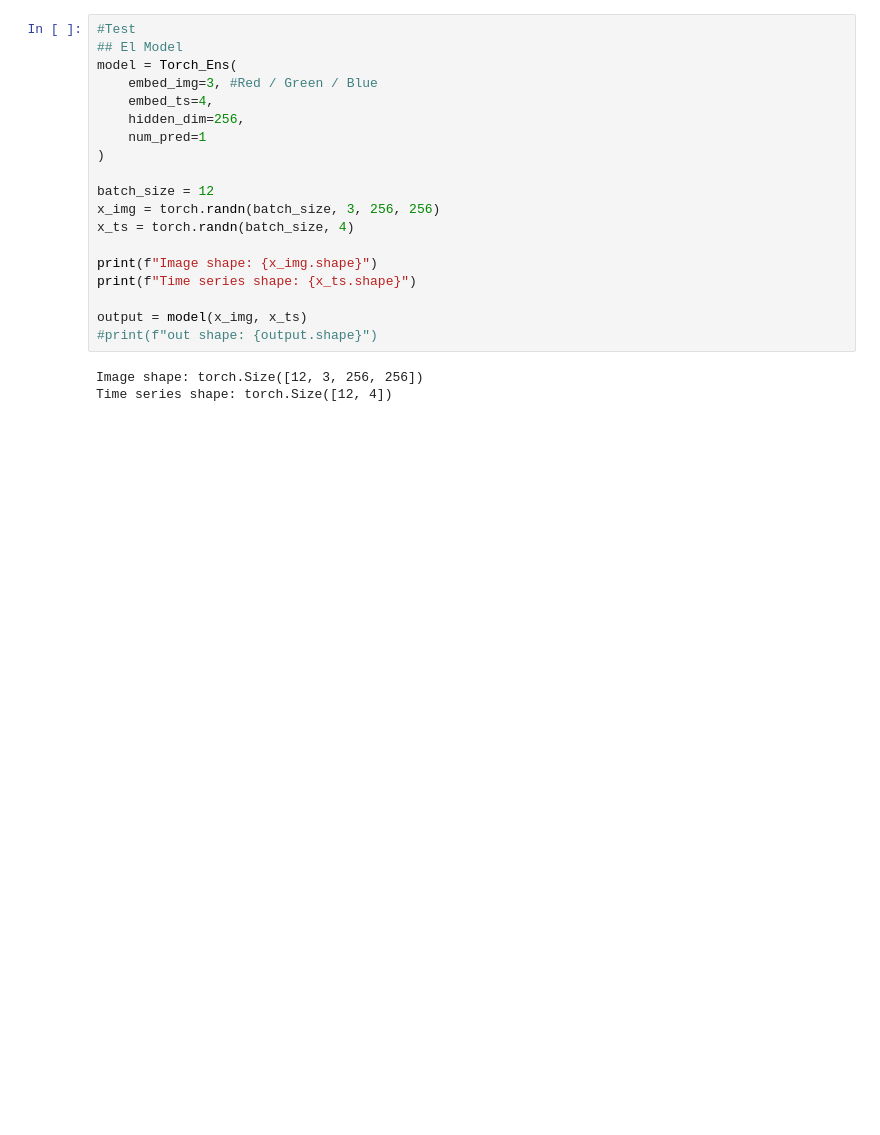
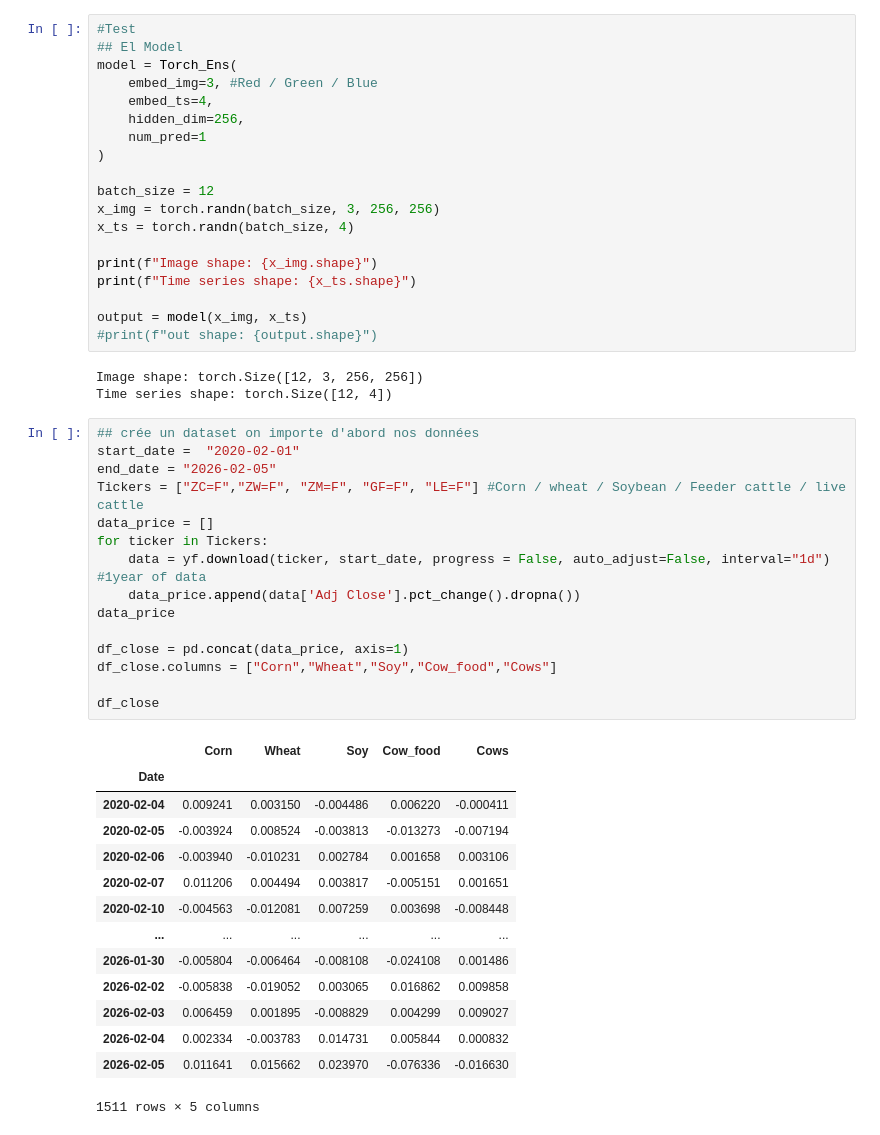
Before and after one commit to Cbrou-tini/IAE_Metz_2026_Empirical_Finance, a Jupyter notebook: Scripts/test_CNN_Torch.ipynb, the cells around one changed output. Cells and saved outputs as stored; diff of their text form; blank space fills up the shorter version.

```diff
--- a/Scripts/test_CNN_Torch.ipynb
+++ b/Scripts/test_CNN_Torch.ipynb
@@ -106,3 +109,33 @@ output = model(x_img, x_ts)
 # %% [output]
 Image shape: torch.Size([12, 3, 256, 256])
 Time series shape: torch.Size([12, 4])
+# %%
+## crée un dataset on importe d'abord nos données
+start_date =  "2020-02-01"
+end_date = "2026-02-05"
+Tickers = ["ZC=F","ZW=F", "ZM=F", "GF=F", "LE=F"] #Corn / wheat / Soybean / Feeder cattle / live cattle
+data_price = []
+for ticker in Tickers:
+    data = yf.download(ticker, start_date, progress = False, auto_adjust=False, interval="1d") #1year of data
+    data_price.append(data['Adj Close'].pct_change().dropna())
+data_price
+
+df_close = pd.concat(data_price, axis=1)
+df_close.columns = ["Corn","Wheat","Soy","Cow_food","Cows"]
+
+df_close
+# %% [output]
+|  | Corn | Wheat | Soy | Cow_food | Cows |
+| Date |  |  |  |  |  |
+| 2020-02-04 | 0.009241 | 0.003150 | -0.004486 | 0.006220 | -0.000411 |
+| 2020-02-05 | -0.003924 | 0.008524 | -0.003813 | -0.013273 | -0.007194 |
+| 2020-02-06 | -0.003940 | -0.010231 | 0.002784 | 0.001658 | 0.003106 |
+| 2020-02-07 | 0.011206 | 0.004494 | 0.003817 | -0.005151 | 0.001651 |
+| 2020-02-10 | -0.004563 | -0.012081 | 0.007259 | 0.003698 | -0.008448 |
+| ... | ... | ... | ... | ... | ... |
+| 2026-01-30 | -0.005804 | -0.006464 | -0.008108 | -0.024108 | 0.001486 |
+| 2026-02-02 | -0.005838 | -0.019052 | 0.003065 | 0.016862 | 0.009858 |
+| 2026-02-03 | 0.006459 | 0.001895 | -0.008829 | 0.004299 | 0.009027 |
+| 2026-02-04 | 0.002334 | -0.003783 | 0.014731 | 0.005844 | 0.000832 |
+| 2026-02-05 | 0.011641 | 0.015662 | 0.023970 | -0.076336 | -0.016630 |
+1511 rows × 5 columns
```
Also changed, not shown: parts of 10 cells of this notebook.
